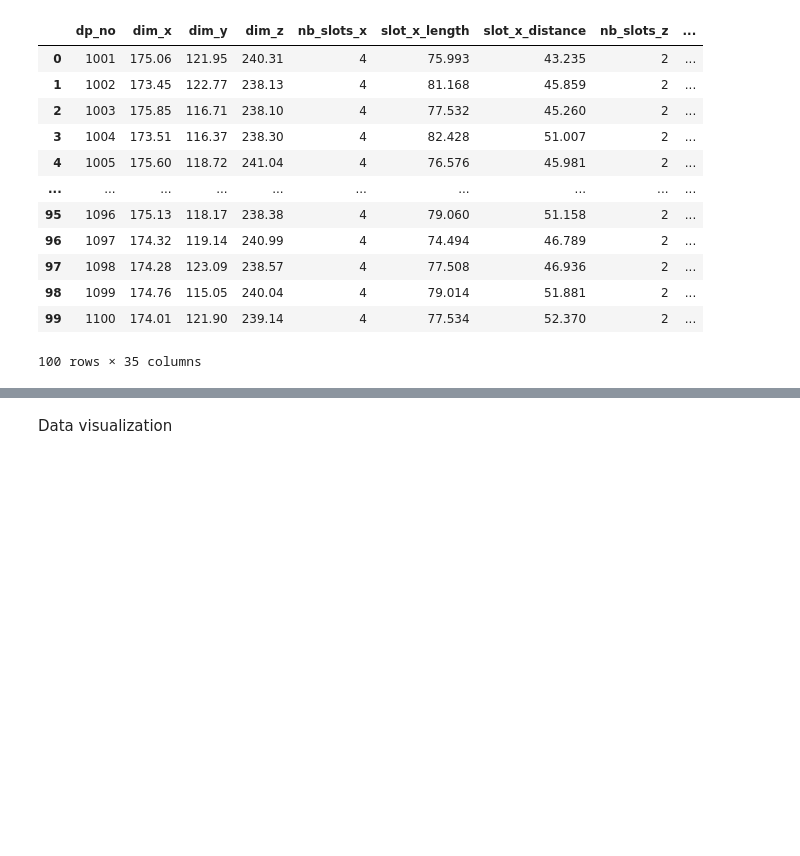
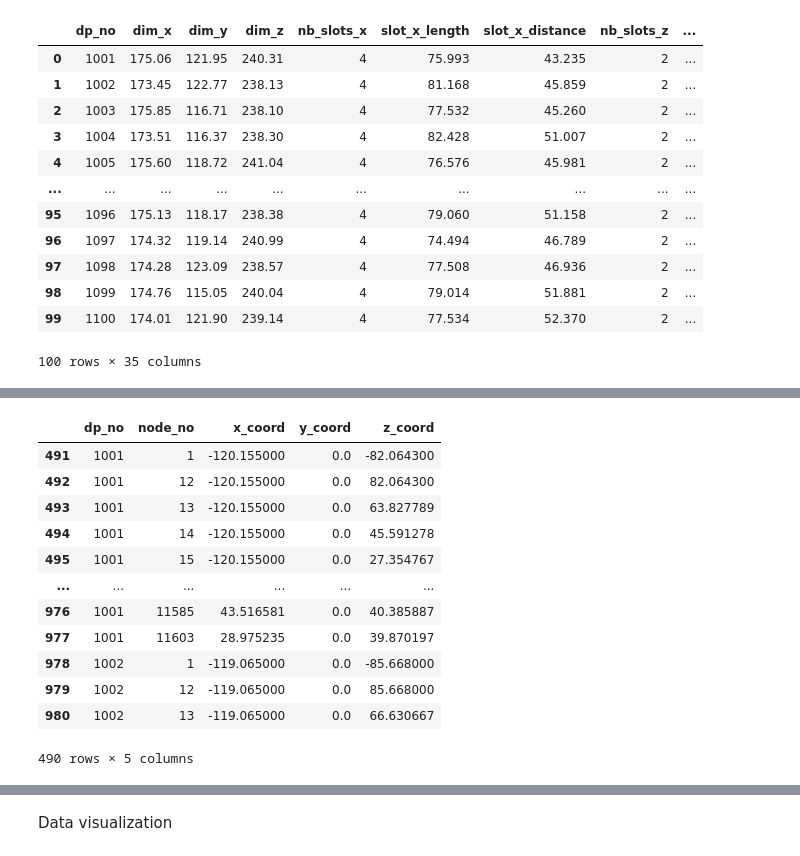
Before and after one commit to francoisbrouet/sep24_cds_int_us-welding, a Jupyter notebook: notebooks/8-draft_streamlit.ipynb, the cells around one changed output, grey strips where cells are left out. Saved outputs shown, nothing was run; the diff lists cells and outputs as text; code cells hidden in the pictures; blank space fills up the shorter version.

```diff
--- a/notebooks/8-draft_streamlit.ipynb
+++ b/notebooks/8-draft_streamlit.ipynb
@@ -103,0 +72,16 @@ df_defs.head(495)
+# %%
+df_nodes[df_nodes['dp_no'] > 1000].head(490)
+# %% [output]
+|  | dp_no | node_no | x_coord | y_coord | z_coord |
+| 491 | 1001 | 1 | -120.155000 | 0.0 | -82.064300 |
+| 492 | 1001 | 12 | -120.155000 | 0.0 | 82.064300 |
+| 493 | 1001 | 13 | -120.155000 | 0.0 | 63.827789 |
+| 494 | 1001 | 14 | -120.155000 | 0.0 | 45.591278 |
+| 495 | 1001 | 15 | -120.155000 | 0.0 | 27.354767 |
+| ... | ... | ... | ... | ... | ... |
+| 976 | 1001 | 11585 | 43.516581 | 0.0 | 40.385887 |
+| 977 | 1001 | 11603 | 28.975235 | 0.0 | 39.870197 |
+| 978 | 1002 | 1 | -119.065000 | 0.0 | -85.668000 |
+| 979 | 1002 | 12 | -119.065000 | 0.0 | 85.668000 |
+| 980 | 1002 | 13 | -119.065000 | 0.0 | 66.630667 |
+490 rows × 5 columns
```
Also changed, not shown: parts of 5 cells of this notebook, 1 other file.
